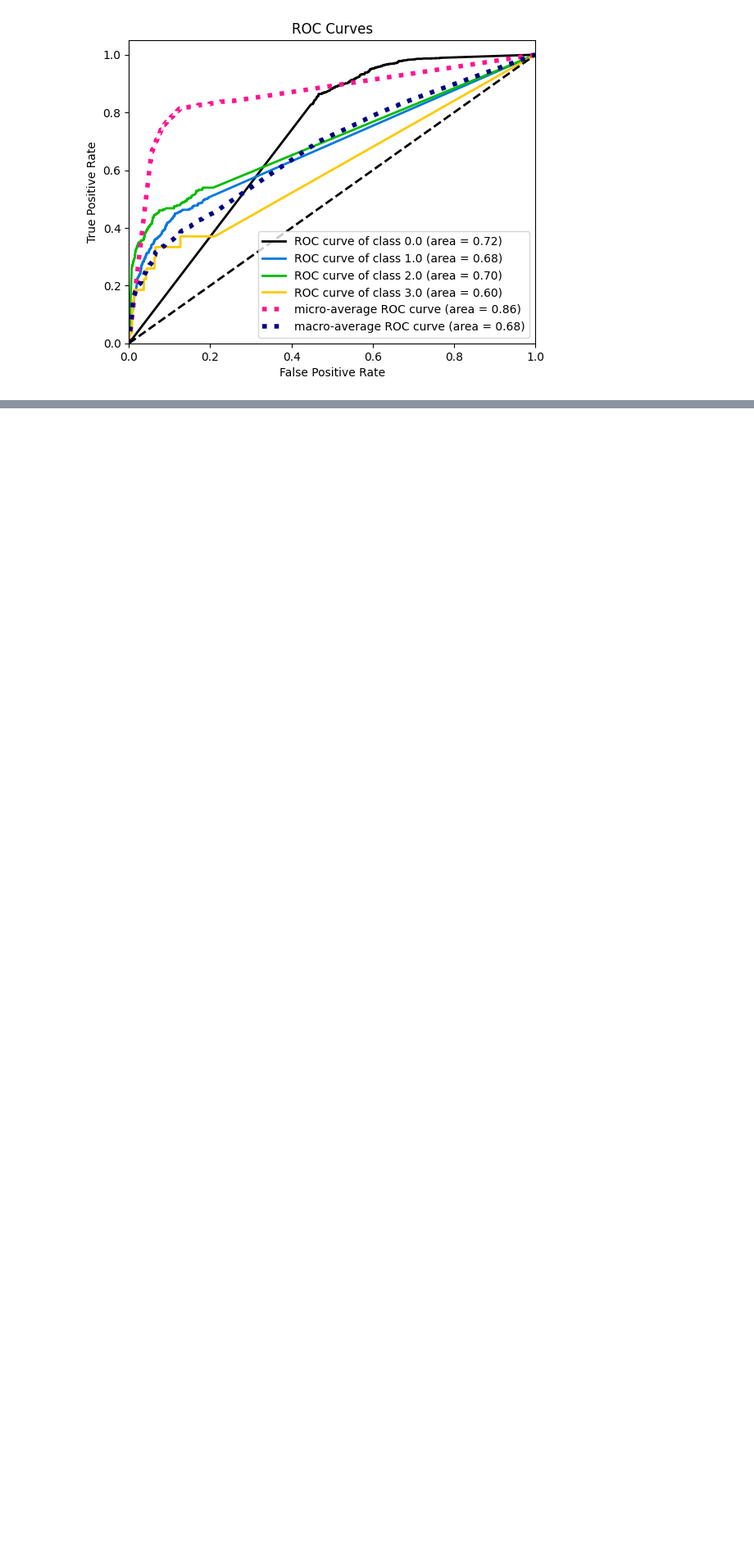
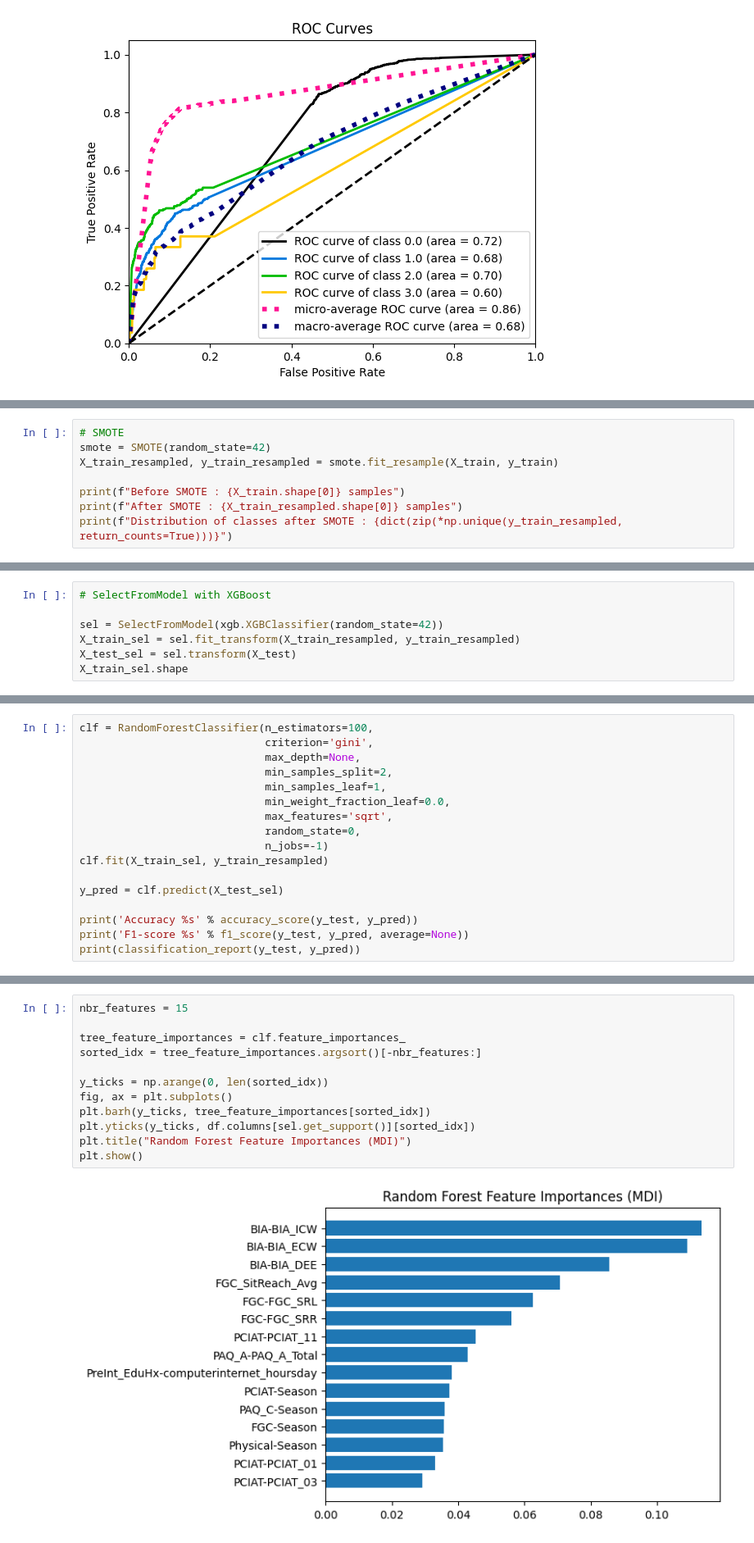
Before and after one commit to kilomo12/Data_Mining_project2, a Jupyter notebook: Ensemble_method.ipynb, the cells around one changed output, grey strips where cells are left out. Shown at 82% size. Cells and saved outputs as stored; diff of their text form; blank space fills up the shorter version.

```diff
--- a/Ensemble_method.ipynb
+++ b/Ensemble_method.ipynb
@@ -1038,0 +1190,8 @@ plt.show()
+# %%
+# SMOTE
+smote = SMOTE(random_state=42)
+X_train_resampled, y_train_resampled = smote.fit_resample(X_train, y_train)
+
+print(f"Before SMOTE : {X_train.shape[0]} samples")
+print(f"After SMOTE : {X_train_resampled.shape[0]} samples")
+print(f"Distribution of classes after SMOTE : {dict(zip(*np.unique(y_train_resampled, return_counts=True)))}")
@@ -1038,0 +1202,7 @@ plt.show()
+# %%
+# SelectFromModel with XGBoost
+
+sel = SelectFromModel(xgb.XGBClassifier(random_state=42))
+X_train_sel = sel.fit_transform(X_train_resampled, y_train_resampled)
+X_test_sel = sel.transform(X_test)
+X_train_sel.shape
@@ -1038,0 +1211,17 @@ plt.show()
+# %%
+clf = RandomForestClassifier(n_estimators=100,
+                             criterion='gini',
+                             max_depth=None,
+                             min_samples_split=2,
+                             min_samples_leaf=1,
+                             min_weight_fraction_leaf=0.0,
+                             max_features='sqrt',
+                             random_state=0,
+                             n_jobs=-1)
+clf.fit(X_train_sel, y_train_resampled)
+
+y_pred = clf.predict(X_test_sel)
+
+print('Accuracy %s' % accuracy_score(y_test, y_pred))
+print('F1-score %s' % f1_score(y_test, y_pred, average=None))
+print(classification_report(y_test, y_pred))
@@ -1038,0 +1239,14 @@ plt.show()
+# %%
+nbr_features = 15
+
+tree_feature_importances = clf.feature_importances_
+sorted_idx = tree_feature_importances.argsort()[-nbr_features:]
+
+y_ticks = np.arange(0, len(sorted_idx))
+fig, ax = plt.subplots()
+plt.barh(y_ticks, tree_feature_importances[sorted_idx])
+plt.yticks(y_ticks, df.columns[sel.get_support()][sorted_idx])
+plt.title("Random Forest Feature Importances (MDI)")
+plt.show()
+# %% [output]
+[figure, added]
```
Also changed, not shown: parts of 29 cells of this notebook, 5 other files.
